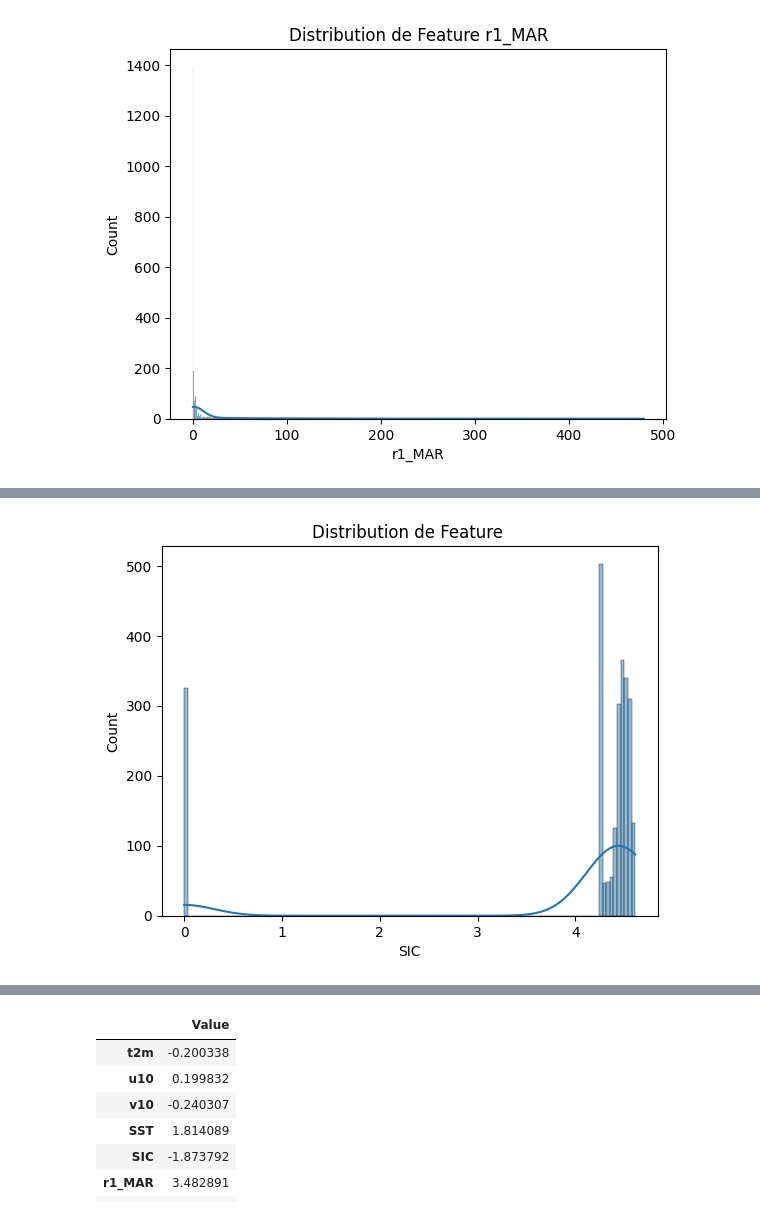
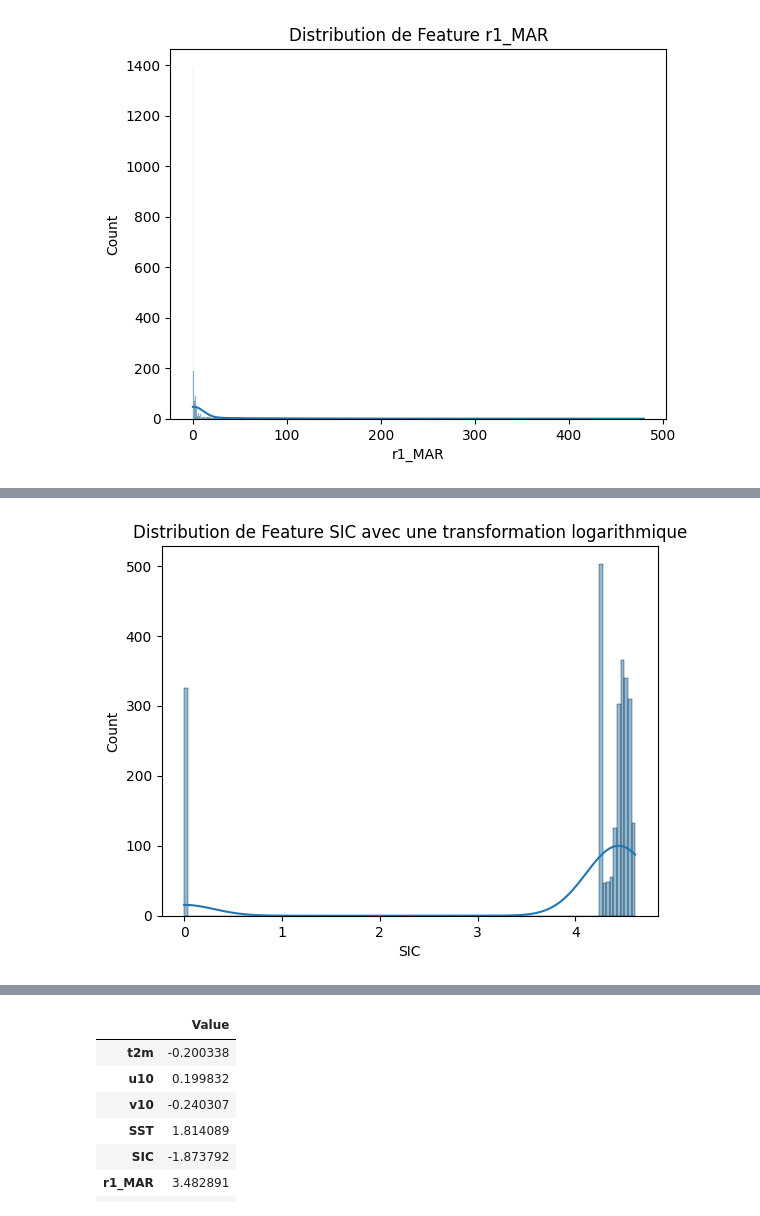
Before and after one commit to HugoKD/ML, a Jupyter notebook: SoutenanceMAL.ipynb, the cells around one changed output, grey strips where cells are left out. Drawn from its saved outputs; the diff is of its cells as text; code cells hidden in the pictures.

```diff
--- a/SoutenanceMAL.ipynb
+++ b/SoutenanceMAL.ipynb
@@ -145,9 +143,9 @@ sns.histplot(X_r1_MAR_boxcox) #box plot semble plus puissant
 # %%
 X_log_SIC = np.log(X['SIC'] + 1)
 sns.histplot(X_log_SIC, kde=True)
-plt.title('Distribution de Feature' +' ' )
+plt.title('Distribution de Feature' +' SIC avec une transformation logarithmique' )
 plt.show()
 # %% [output]
-[figure, old version]
+[figure, new version]
 # %%
 X_SST_YeoJohson = pd.DataFrame(stats.yeojohnson(X['SST'])[0])
```
Also changed, not shown: parts of 21 cells of this notebook.
